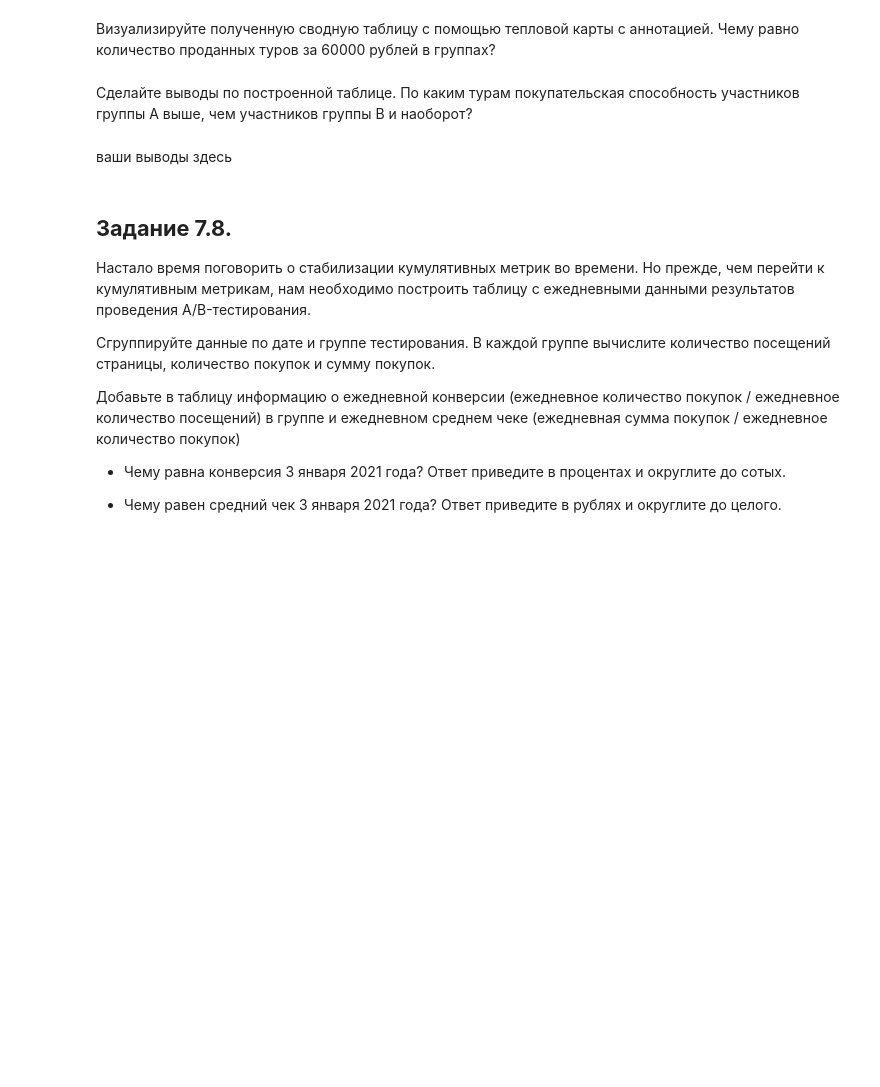
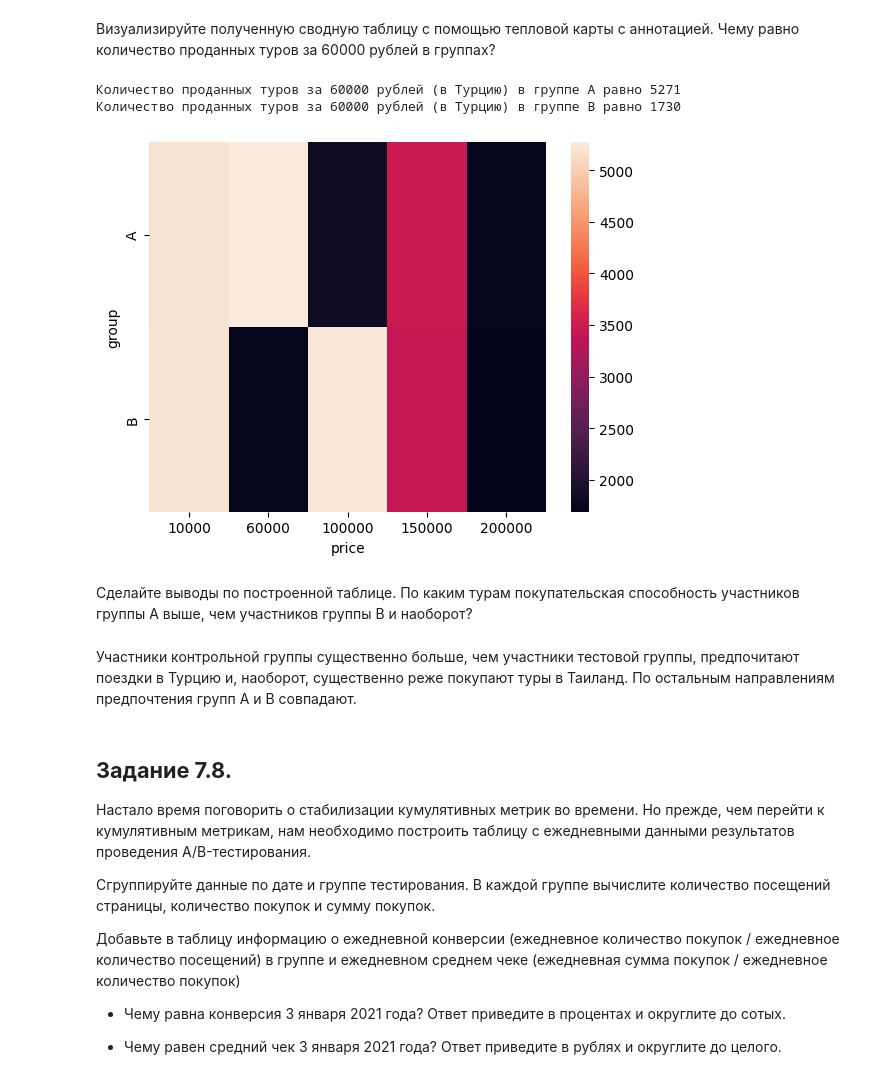
Before and after one commit to ElenaBask/Homework_SF, a Jupyter notebook: Project EDA-5/Template_EDA_5.ipynb, the cells around one changed output. Cells and saved outputs as stored; diff of their text form; code cells hidden in the pictures; blank space fills up the shorter version.

```diff
--- a/Project EDA-5/Template_EDA_5.ipynb
+++ b/Project EDA-5/Template_EDA_5.ipynb
@@ -215,2 +230,5 @@ data_agg
 # %%
-# ваш код здесь
+# Количество покупок туров без учёта пользователей, увидивших оба варианта сайта,
+# распределяем по группам и цене, исключив данные о посещениях сайта без активного действия
+group_data = updated_data[updated_data.price != 0].groupby(['group', 'price']).purchase.count().reset_index()
+group_data
@@ -216,0 +247,9 @@ data_agg
+# %%
+pivot_data = group_data.pivot_table(
+                values='purchase',
+                index='group',
+                columns='price',
+                aggfunc='mean',
+                fill_value=0
+)
+pivot_data
@@ -218,11 +262,17 @@ data_agg
 Визуализируйте полученную сводную таблицу с помощью тепловой карты с аннотацией.
 Чему равно количество проданных туров за 60000 рублей в группах?
 # %%
-# ваш код здесь
+sns.heatmap(pivot_data);
+print(f"Количество проданных туров за 60000 рублей (в Турцию) в группе А равно {pivot_data.iloc[:, 1][0]}")
+print(f"Количество проданных туров за 60000 рублей (в Турцию) в группе В равно {pivot_data.iloc[:, 1][1]}")
+# %% [output]
+Количество проданных туров за 60000 рублей (в Турцию) в группе А равно 5271
+Количество проданных туров за 60000 рублей (в Турцию) в группе В равно 1730
+[figure, added]
 # %% [markdown]
 Сделайте выводы по построенной таблице. По каким турам покупательская способность участников группы А выше, чем участников группы B и наоборот?
 # %% [markdown]
-ваши выводы здесь
+Участники контрольной группы существенно больше, чем участники тестовой группы, предпочитают поездки в Турцию и, наоборот, существенно реже покупают туры в Таиланд. По остальным направлениям предпочтения групп А и В совпадают.
 # %% [markdown]
 ## **Задание 7.8.**
 
```
Also changed, not shown: parts of 21 cells of this notebook.
